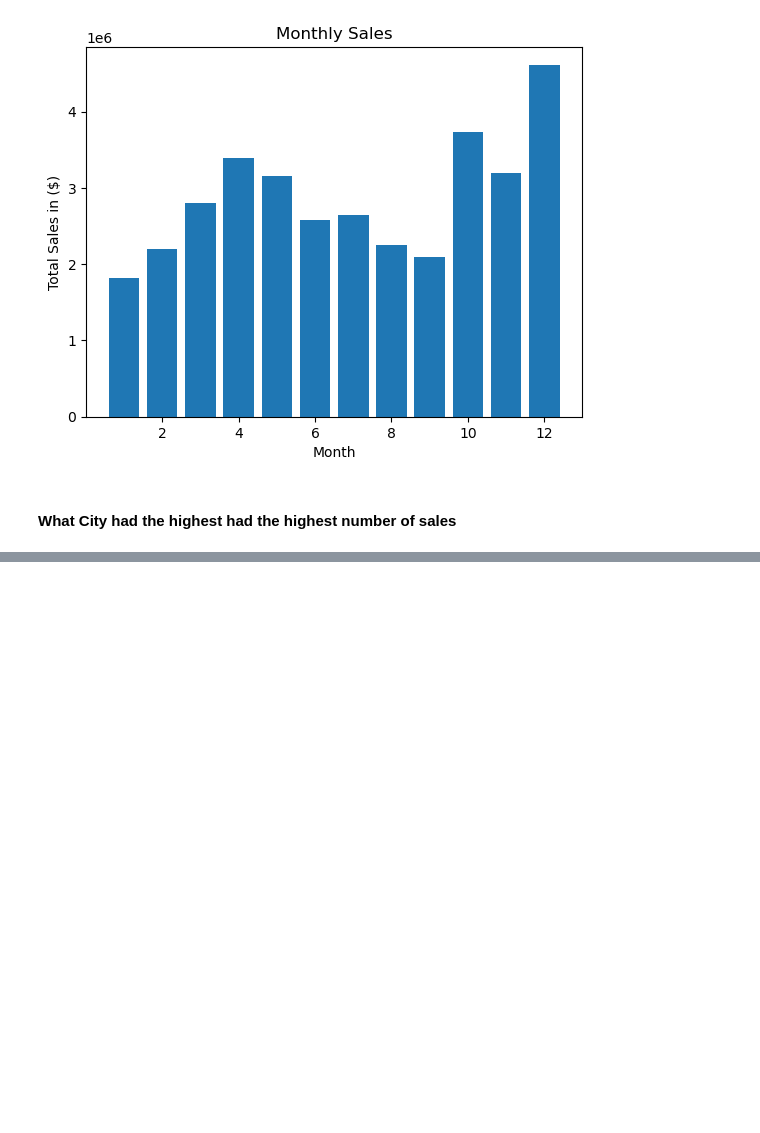
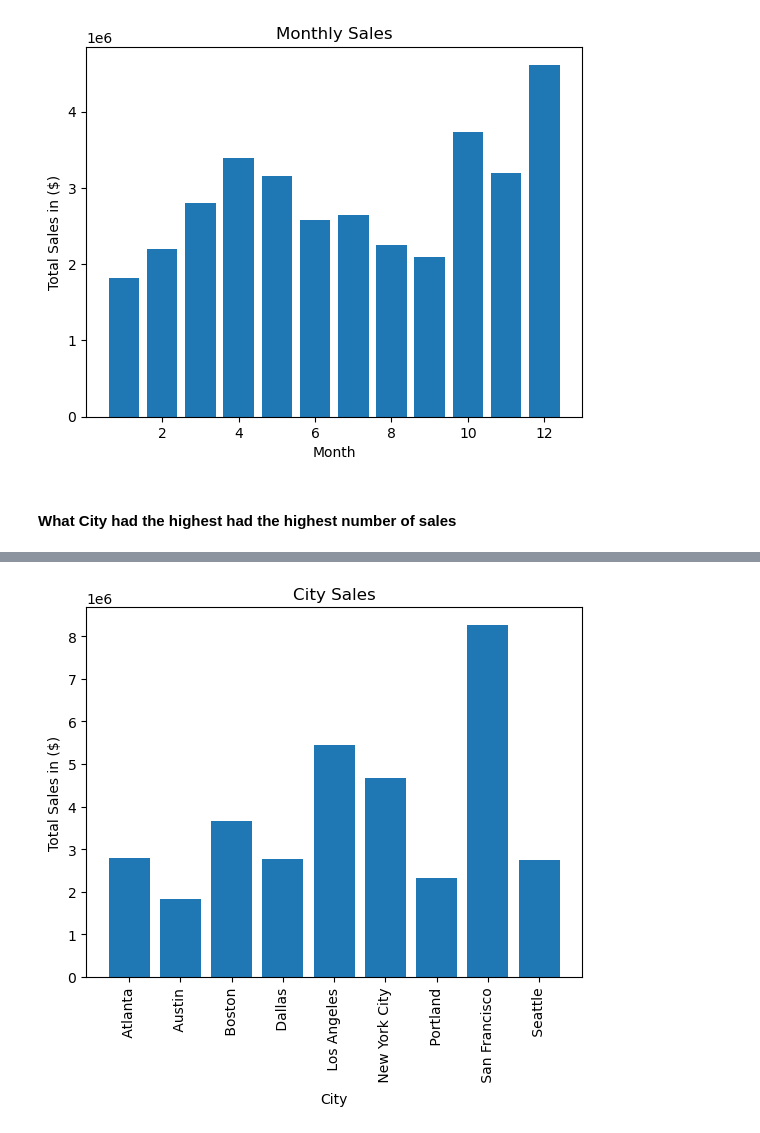
Before and after one commit to Eric-MK/sales_analysis, a Jupyter notebook: salesanalysiss.ipynb, the cells around one changed output, grey strips where cells are left out. Drawn from its saved outputs; the diff is of its cells as text; code cells hidden in the pictures; blank space fills up the shorter version.

Commit message:
visualized city sales data and get the city with the highest number of Sales

```diff
--- a/salesanalysiss.ipynb
+++ b/salesanalysiss.ipynb
@@ -207,0 +226,14 @@ City_sales = all_data.groupby('City')['Sales'].sum()
+# %%
+plt.bar(City_sales.index, City_sales)
+
+# Adding labels and title
+plt.xlabel('City')
+plt.ylabel('Total Sales in ($)')
+plt.title('City Sales')
+
+plt.xticks(rotation='vertical')
+
+# Showing the plot
+plt.show()
+# %% [output]
+[figure, added]
```
Also changed, not shown: parts of 1 cell of this notebook.
